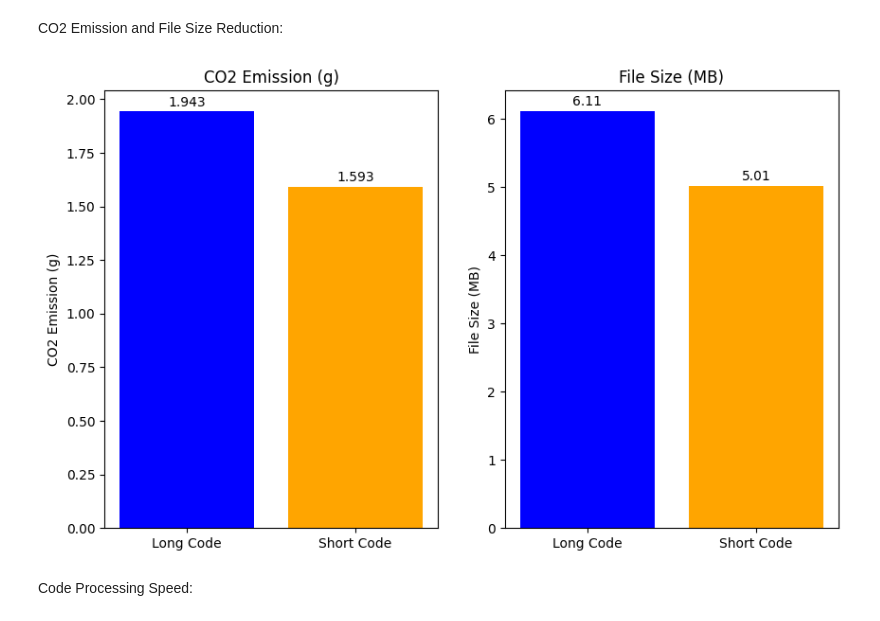
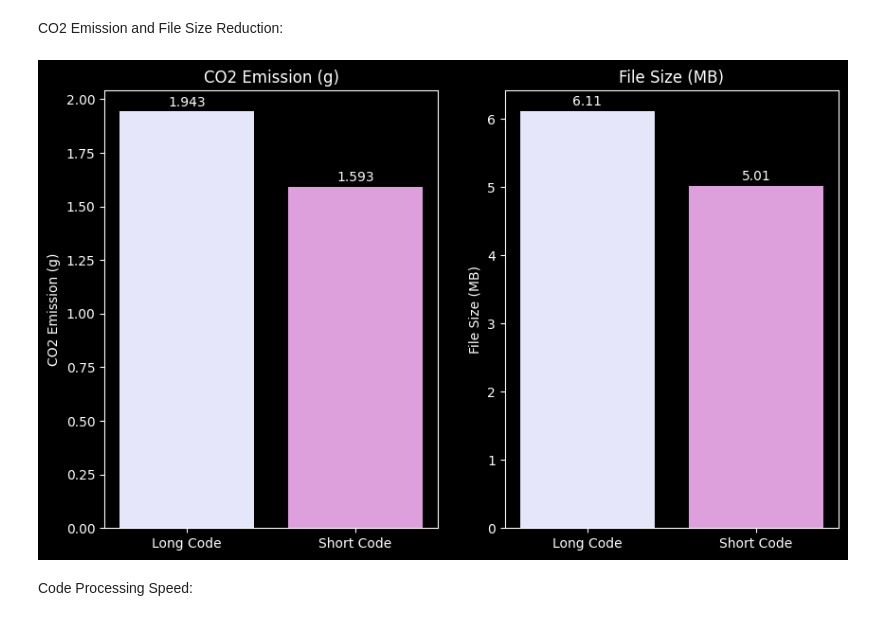
Before and after one commit to kairamilanifitria/Green-Digital-Skills, a Jupyter notebook: Result_Visualization.ipynb, the cells around one changed output. Drawn from its saved outputs; the diff is of its cells as text; code cells hidden in the pictures.

```diff
--- a/Result_Visualization.ipynb
+++ b/Result_Visualization.ipynb
@@ -34,38 +34,40 @@ short_performance_times = [2704, 6209, 5067, 647]  # Performance times in millis
 CO2 Emission and File Size Reduction:
 # %%
 import matplotlib.pyplot as plt
+
+plt.style.use('dark_background')
 
 # Data for CO2 Emission and File Size Reduction
 categories = ['Long Code', 'Short Code']
 co2_emissions = [1.943, 1.593]  # CO2 emissions in grams
 file_sizes = [6.11, 5.01]  # File sizes in MB
 
 # Graph 1: CO2 Emission and File Size Reduction
 plt.figure(figsize=(10, 6))
 
 # Plotting CO2 emissions
 plt.subplot(1, 2, 1)
-plt.bar(categories, co2_emissions, color=['blue', 'orange'])
+plt.bar(categories, co2_emissions, color=['lavender', 'plum'])
 plt.title('CO2 Emission (g)')
 plt.ylabel('CO2 Emission (g)')
 
 # Adding numbers above the bars
 for i, emission in enumerate(co2_emissions):
     plt.text(i, emission + 0.05, str(emission), ha='center', va='center_baseline')
 
 # Plotting file sizes
 plt.subplot(1, 2, 2)
-plt.bar(categories, file_sizes, color=['blue', 'orange'])
+plt.bar(categories, file_sizes, color=['lavender', 'plum'])
 plt.title('File Size (MB)')
 plt.ylabel('File Size (MB)')
 
 # Adding numbers above the bars
 for i, size in enumerate(file_sizes):
     plt.text(i, size + 0.05, str(size), ha='center', va='bottom')
 
 plt.show()
 # %% [output]
-[figure, old version]
+[figure, new version]
 # %% [markdown]
 Code Processing Speed:
 # %%
```
Also changed, not shown: parts of 4 cells of this notebook.
